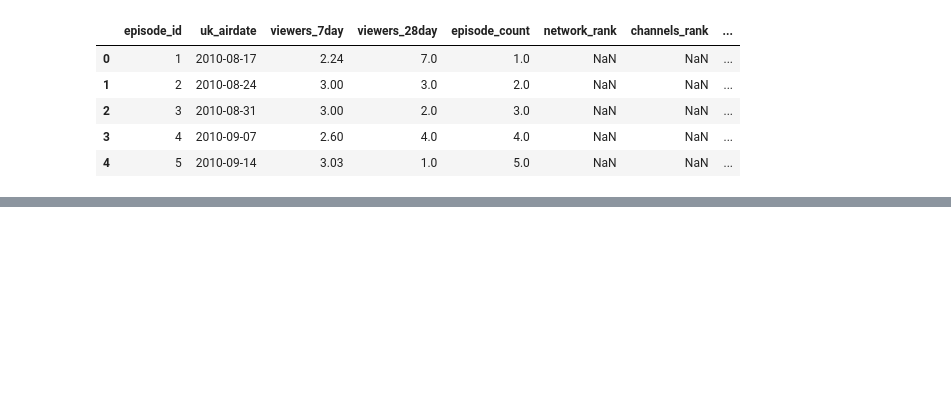
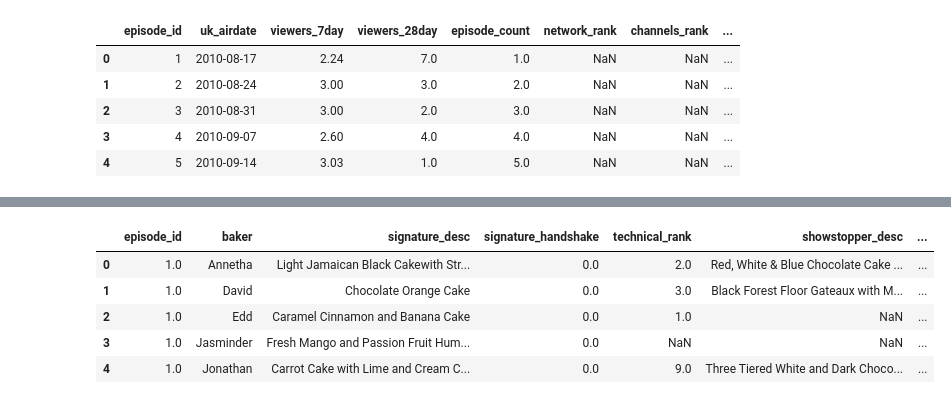
Before and after one commit to benjyms/the_great_bakeoff, a Jupyter notebook: explore.ipynb, the cells around one changed output, grey strips where cells are left out. Saved outputs shown, nothing was run; the diff lists cells and outputs as text; code cells hidden in the pictures; blank space fills up the shorter version.

```diff
--- a/explore.ipynb
+++ b/explore.ipynb
@@ -309,7 +310,7 @@ host_tbl
 episode_tbl = outcome_df[["season", "week_number", "week_name"]].rename(columns = {"season":"series", "week_number": "episode", "week_name": "theme"}).drop_duplicates().reset_index(drop = True)
 episode_tbl = episode_tbl.reset_index().rename(columns = {'index': "episode_id"})
 episode_tbl['episode_id'] = episode_tbl['episode_id'] +1
-episode_tbl['series'] = episode_tbl['series'].str.replace('Series ', '').astype(int)
+# episode_tbl['series'] = episode_tbl['series'].str.replace('Series ', '').astype(int)
 episode_tbl.head(15)
 # %% [output]
 |  | episode_id | series | episode | theme |
@@ -354,3 +355,9 @@ rating_tbl.head()
 | 2 | 3 | 2010-08-31 | 3.00 | 2.0 | 3.0 | NaN | NaN | ... |
 | 3 | 4 | 2010-09-07 | 2.60 | 4.0 | 4.0 | NaN | NaN | ... |
 | 4 | 5 | 2010-09-14 | 3.03 | 1.0 | 5.0 | NaN | NaN | ... |
+# %%
+#challenge table creation
+
+challenge_cleaning = pd.merge(challenges_df, outcome_df, left_on=["series", "episode", "baker"], right_on=["season", "week_number", "baker"], how="outer")
+
+challenge_tbl.info()
@@ -356,0 +382,16 @@ rating_tbl.head()
+# %%
+challenge_cleaning = challenge_cleaning[["series", "episode", "baker", "signature", "showstopper", "signature_handshake", "technical_rank", "showstopper_handshake", "favorite", "least_favorite"]]
+# %%
+challenge_tbl = pd.merge(challenge_cleaning, results_df, on=["series", "episode", "baker"], how="outer")
+# challenge_tbl.head()
+challenge_tbl = pd.merge(challenge_tbl, episode_tbl, on=["series", "episode"], how="outer")
+challenge_tbl.drop(['series', 'episode', 'theme'], axis=1, inplace=True)
+challenge_tbl = challenge_tbl[['episode_id', 'baker', 'signature', 'signature_handshake', 'technical_rank', 'showstopper', 'showstopper_handshake', 'favorite', 'least_favorite', 'result']].rename(columns=({'signature': 'signature_desc', 'showstopper': 'showstopper_desc'}))
+challenge_tbl.head()
+# %% [output]
+|  | episode_id | baker | signature_desc | signature_handshake | technical_rank | showstopper_desc | ... |
+| 0 | 1.0 | Annetha | Light Jamaican Black Cakewith Str... | 0.0 | 2.0 | Red, White & Blue Chocolate Cake ... | ... |
+| 1 | 1.0 | David | Chocolate Orange Cake | 0.0 | 3.0 | Black Forest Floor Gateaux with M... | ... |
+| 2 | 1.0 | Edd | Caramel Cinnamon and Banana Cake | 0.0 | 1.0 | NaN | ... |
+| 3 | 1.0 | Jasminder | Fresh Mango and Passion Fruit Hum... | 0.0 | NaN | NaN | ... |
+| 4 | 1.0 | Jonathan | Carrot Cake with Lime and Cream C... | 0.0 | 9.0 | Three Tiered White and Dark Choco... | ... |
```
Also changed, not shown: parts of 8 cells of this notebook.
